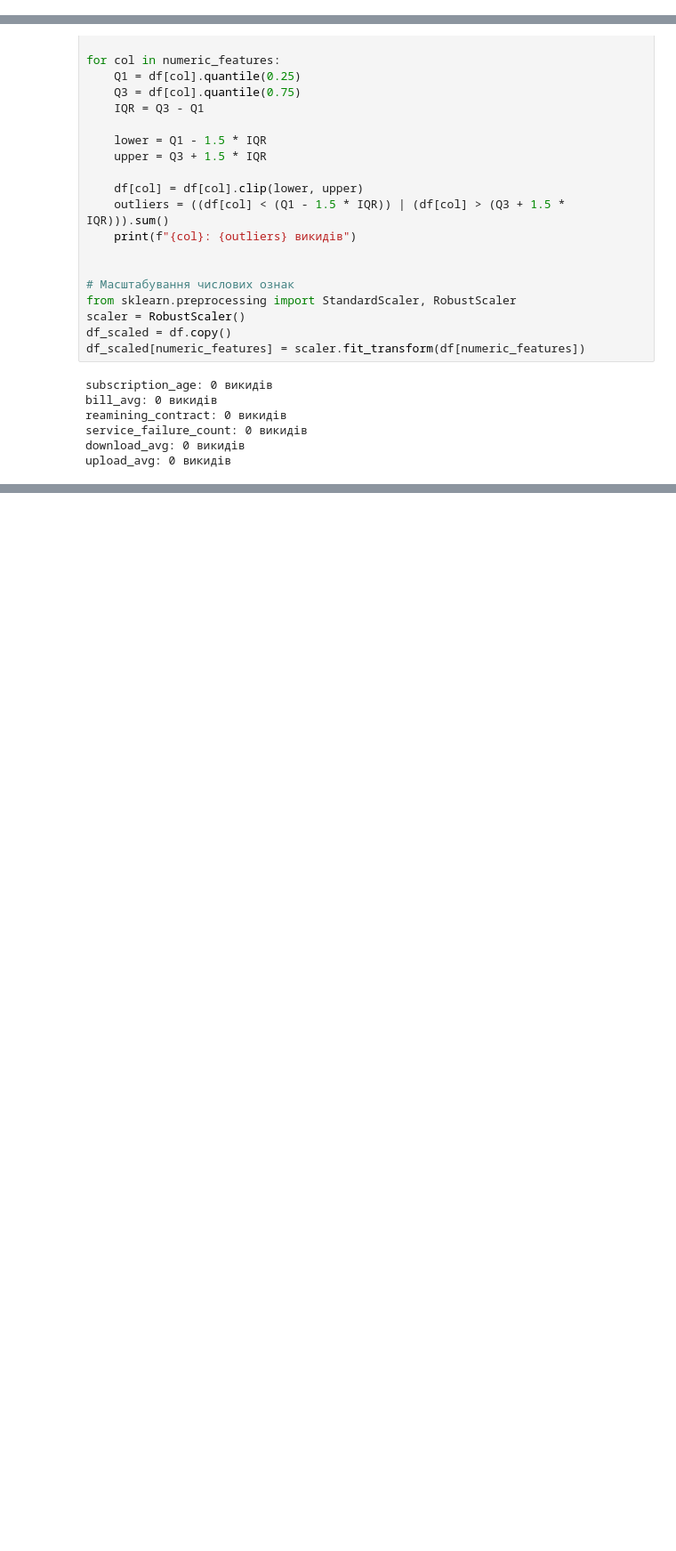
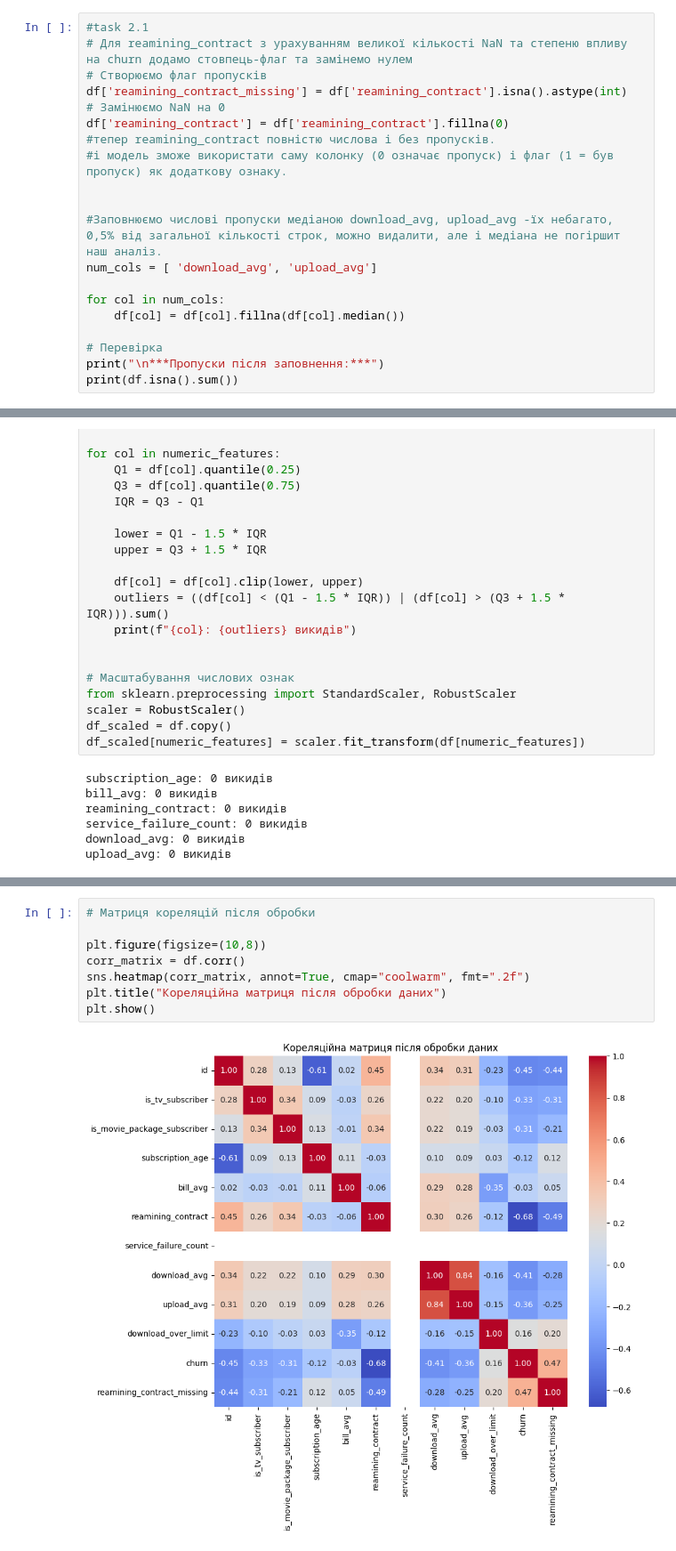
Before and after one commit to SHEV-4/telecom-churn-prediction, a Jupyter notebook: project_9_task_1_eda.ipynb, the cells around one changed output, grey strips where cells are left out. Shown at 89% size. Saved outputs shown, nothing was run; the diff lists cells and outputs as text; blank space fills up the shorter version.

Commit message:
update task-2

```diff
--- a/project_9_task_1_eda.ipynb
+++ b/project_9_task_1_eda.ipynb
@@ -193,0 +199,20 @@ dtype: int64
+# %%
+#task 2.1
+# Для reamining_contract з урахуванням великої кількості NaN та степеню впливу на churn додамо стовпець-флаг та замінемо нулем
+# Створюємо флаг пропусків
+df['reamining_contract_missing'] = df['reamining_contract'].isna().astype(int)
+# Замінюємо NaN на 0
+df['reamining_contract'] = df['reamining_contract'].fillna(0)
+#тепер reamining_contract повністю числова і без пропусків.
+#і модель зможе використати саму колонку (0 означає пропуск) і флаг (1 = був пропуск) як додаткову ознаку.
+
+
+#Заповнюємо числові пропуски медіаною download_avg, upload_avg -їх небагато, 0,5% від загальної кількості строк, можно видалити, але і медіана не погіршит наш аналіз.
+num_cols = [ 'download_avg', 'upload_avg']
+
+for col in num_cols:
+    df[col] = df[col].fillna(df[col].median())
+
+# Перевірка
+print("\n***Пропуски після заповнення:***")
+print(df.isna().sum())
@@ -230,0 +282,10 @@ upload_avg: 0 викидів
+# %%
+# Матриця кореляцій після обробки
+
+plt.figure(figsize=(10,8))
+corr_matrix = df.corr()
+sns.heatmap(corr_matrix, annot=True, cmap="coolwarm", fmt=".2f")
+plt.title("Кореляційна матриця після обробки даних")
+plt.show()
+# %% [output]
+[figure, added]
```
Also changed, not shown: parts of 11 cells of this notebook.
